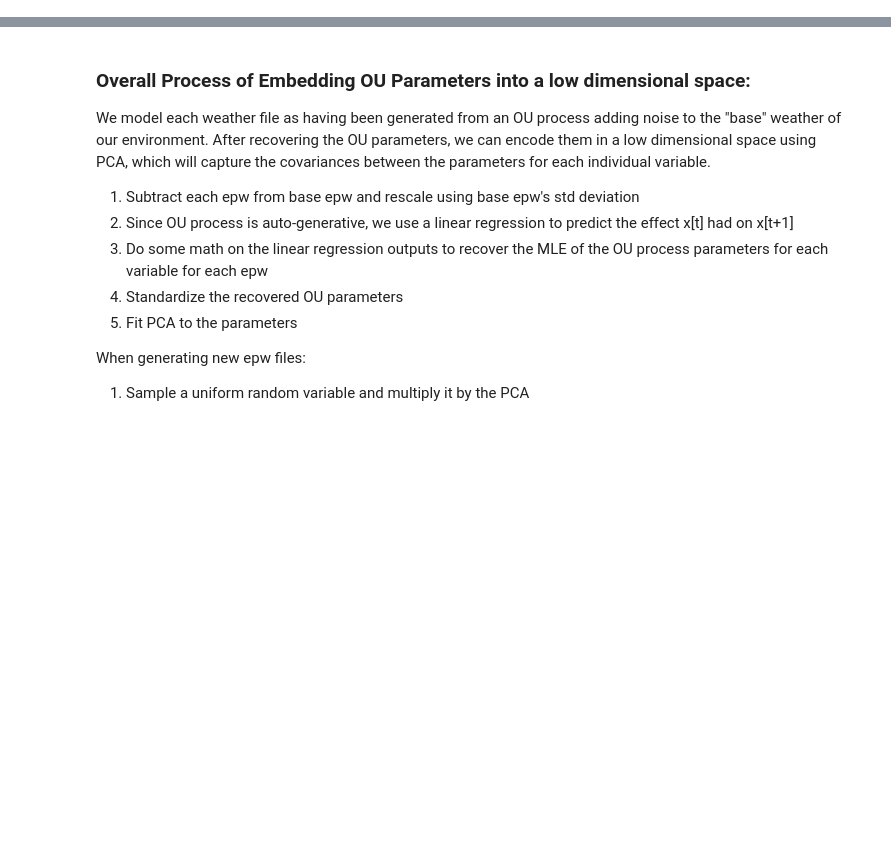
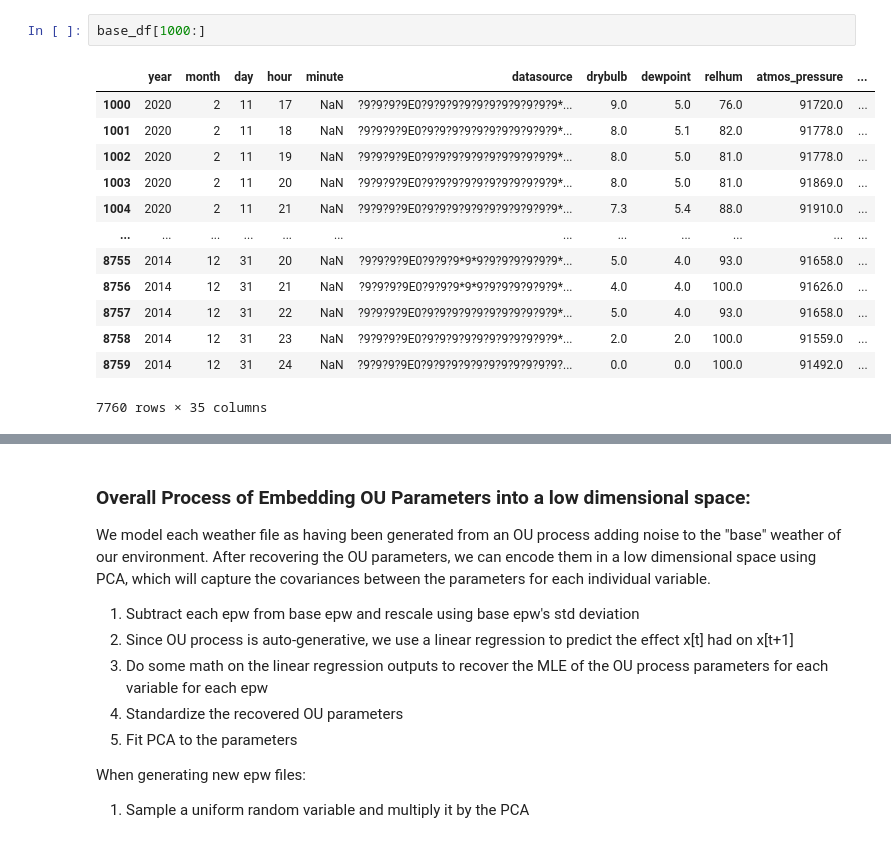
Before and after one commit to Demosthen/ActiveRL, a Jupyter notebook: sinergym_wrappers/epw_scraper/process_epws.ipynb, the cells around one changed output, grey strips where cells are left out. Cells and saved outputs as stored; diff of their text form; blank space fills up the shorter version.

```diff
--- a/sinergym_wrappers/epw_scraper/process_epws.ipynb
+++ b/sinergym_wrappers/epw_scraper/process_epws.ipynb
@@ -19,0 +28,16 @@ for file in epw_files:
+# %%
+base_df[1000:]
+# %% [output]
+|  | year | month | day | hour | minute | datasource | drybulb | dewpoint | relhum | atmos_pressure | ... |
+| 1000 | 2020 | 2 | 11 | 17 | NaN | ?9?9?9?9E0?9?9?9?9?9?9?9?9?9?9?9*... | 9.0 | 5.0 | 76.0 | 91720.0 | ... |
+| 1001 | 2020 | 2 | 11 | 18 | NaN | ?9?9?9?9E0?9?9?9?9?9?9?9?9?9?9?9*... | 8.0 | 5.1 | 82.0 | 91778.0 | ... |
+| 1002 | 2020 | 2 | 11 | 19 | NaN | ?9?9?9?9E0?9?9?9?9?9?9?9?9?9?9?9*... | 8.0 | 5.0 | 81.0 | 91778.0 | ... |
+| 1003 | 2020 | 2 | 11 | 20 | NaN | ?9?9?9?9E0?9?9?9?9?9?9?9?9?9?9?9*... | 8.0 | 5.0 | 81.0 | 91869.0 | ... |
+| 1004 | 2020 | 2 | 11 | 21 | NaN | ?9?9?9?9E0?9?9?9?9?9?9?9?9?9?9?9*... | 7.3 | 5.4 | 88.0 | 91910.0 | ... |
+| ... | ... | ... | ... | ... | ... | ... | ... | ... | ... | ... | ... |
+| 8755 | 2014 | 12 | 31 | 20 | NaN | ?9?9?9?9E0?9?9?9*9*9?9?9?9?9?9?9*... | 5.0 | 4.0 | 93.0 | 91658.0 | ... |
+| 8756 | 2014 | 12 | 31 | 21 | NaN | ?9?9?9?9E0?9?9?9*9*9?9?9?9?9?9?9*... | 4.0 | 4.0 | 100.0 | 91626.0 | ... |
+| 8757 | 2014 | 12 | 31 | 22 | NaN | ?9?9?9?9E0?9?9?9?9?9?9?9?9?9?9?9*... | 5.0 | 4.0 | 93.0 | 91658.0 | ... |
+| 8758 | 2014 | 12 | 31 | 23 | NaN | ?9?9?9?9E0?9?9?9?9?9?9?9?9?9?9?9*... | 2.0 | 2.0 | 100.0 | 91559.0 | ... |
+| 8759 | 2014 | 12 | 31 | 24 | NaN | ?9?9?9?9E0?9?9?9?9?9?9?9?9?9?9?9?... | 0.0 | 0.0 | 100.0 | 91492.0 | ... |
+7760 rows × 35 columns
```
Also changed, not shown: parts of 10 cells of this notebook, 3 other files.
